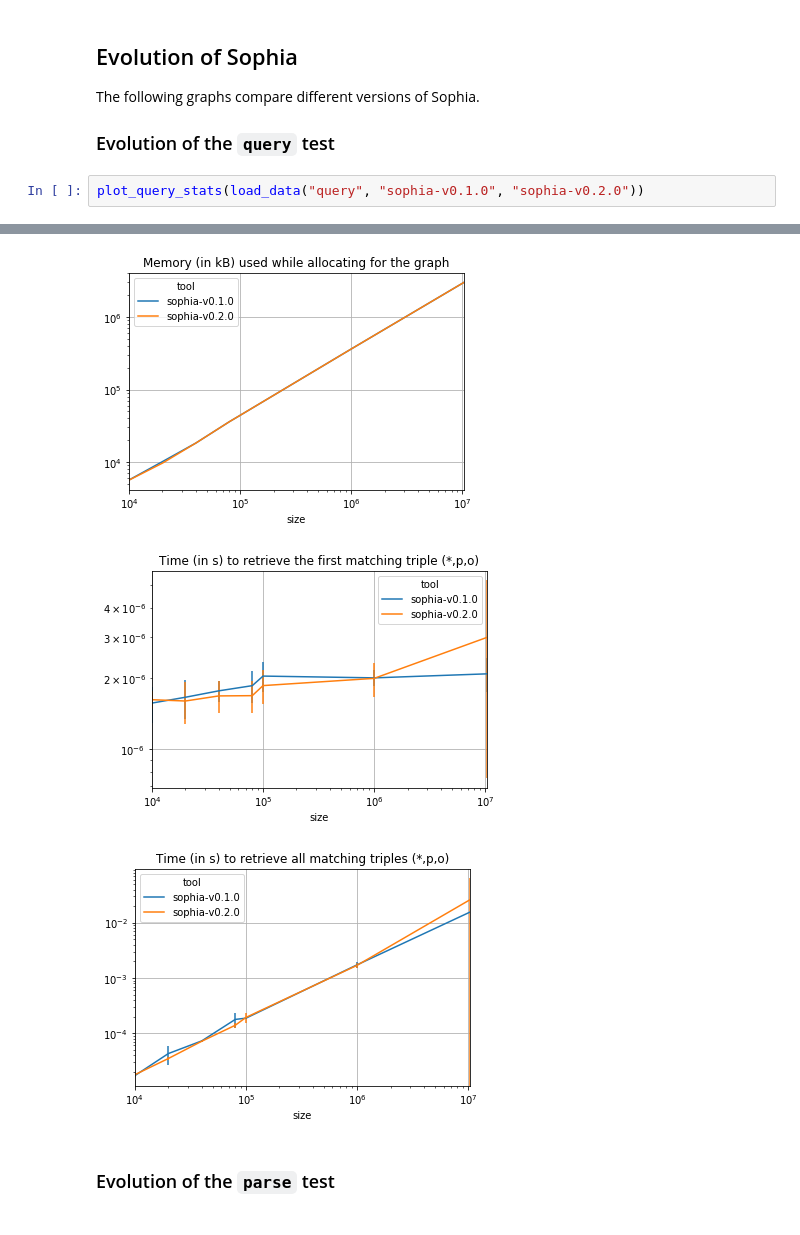
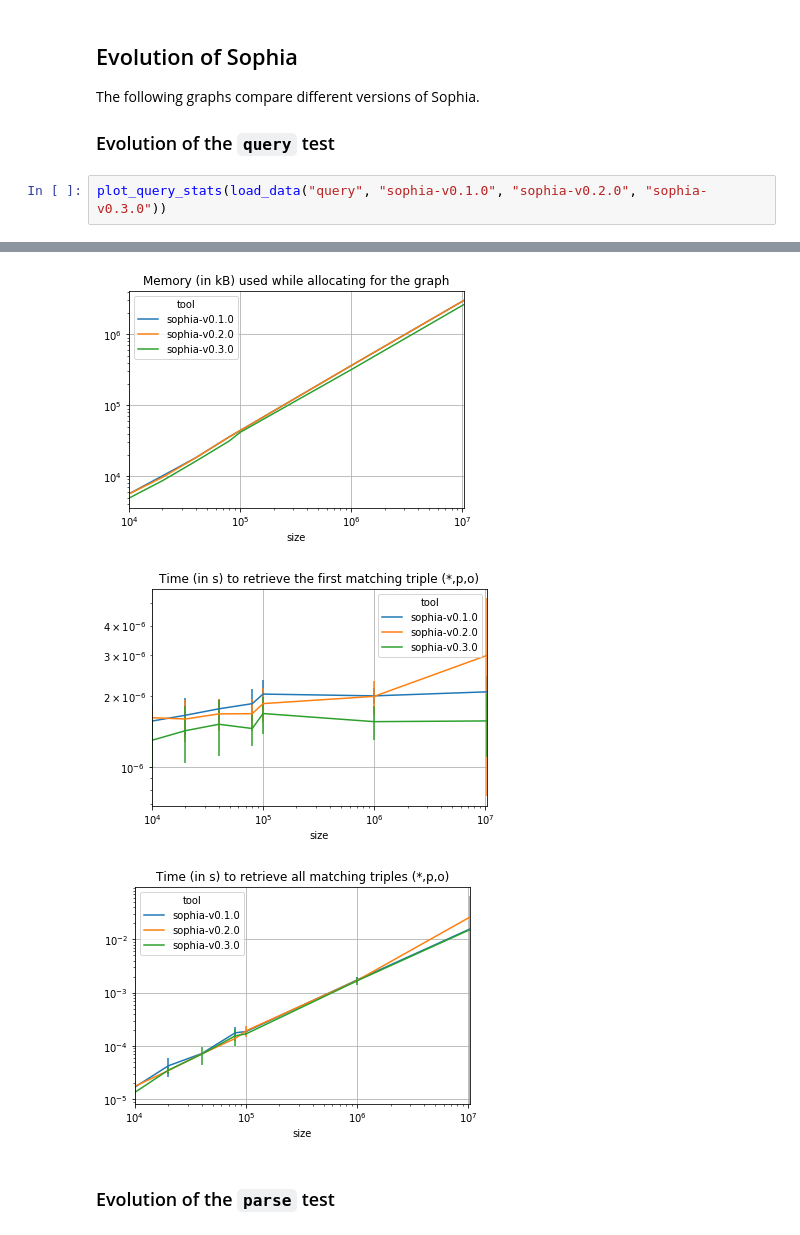
Before and after one commit to pchampin/sophia_benchmark, a Jupyter notebook: benchmark_results.ipynb, the cells around one changed output, grey strips where cells are left out. Cells and saved outputs as stored; diff of their text form.

```diff
--- a/benchmark_results.ipynb
+++ b/benchmark_results.ipynb
@@ -51,5 +54,5 @@ The following graphs compare different versions of Sophia.
 
 ### Evolution of the `query` test
 # %%
-plot_query_stats(load_data("query", "sophia-v0.1.0", "sophia-v0.2.0"))
+plot_query_stats(load_data("query", "sophia-v0.1.0", "sophia-v0.2.0", "sophia-v0.3.0"))
 # %% [output]
@@ -58,6 +61,6 @@ plot_query_stats(load_data("query", "sophia-v0.1.0", "sophia-v0.2.0"))
-[figure, old version]
+[figure, new version]
-[figure, old version]
+[figure, new version]
-[figure, old version]
+[figure, new version]
 # %% [markdown]
 ### Evolution of the `parse` test
 # %%
```
Also changed, not shown: parts of 5 cells of this notebook, 6 other files.
